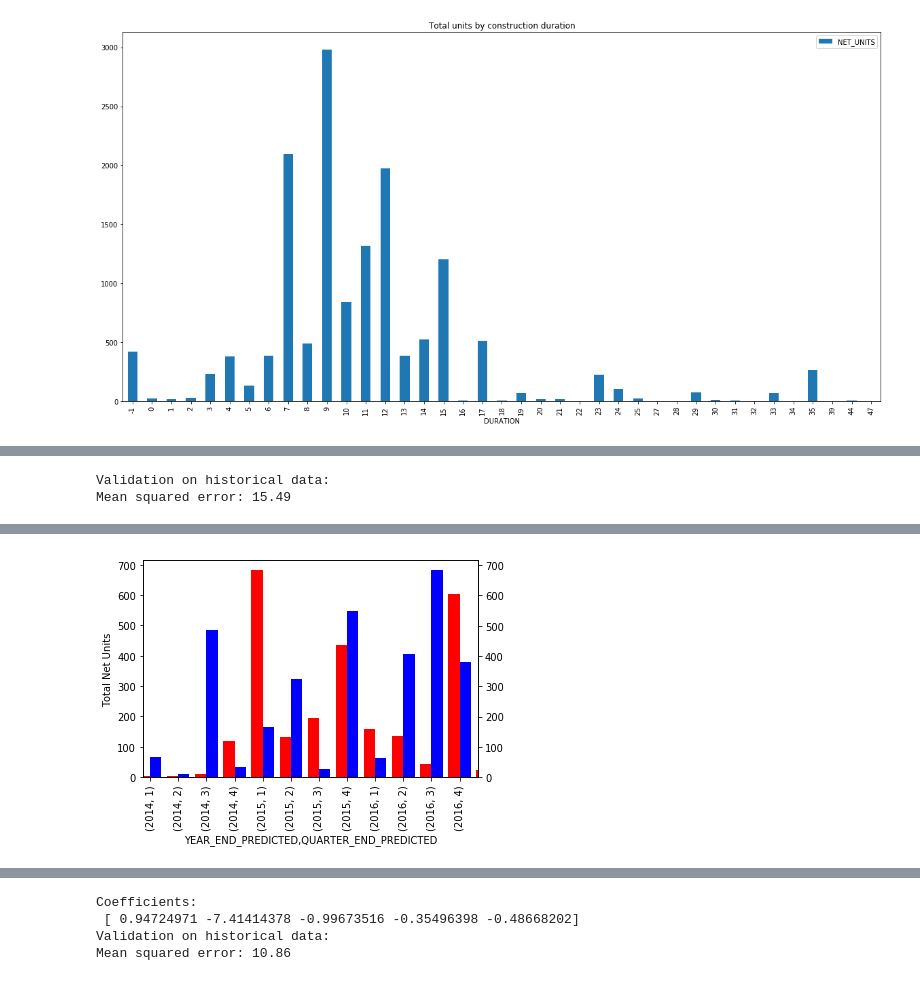
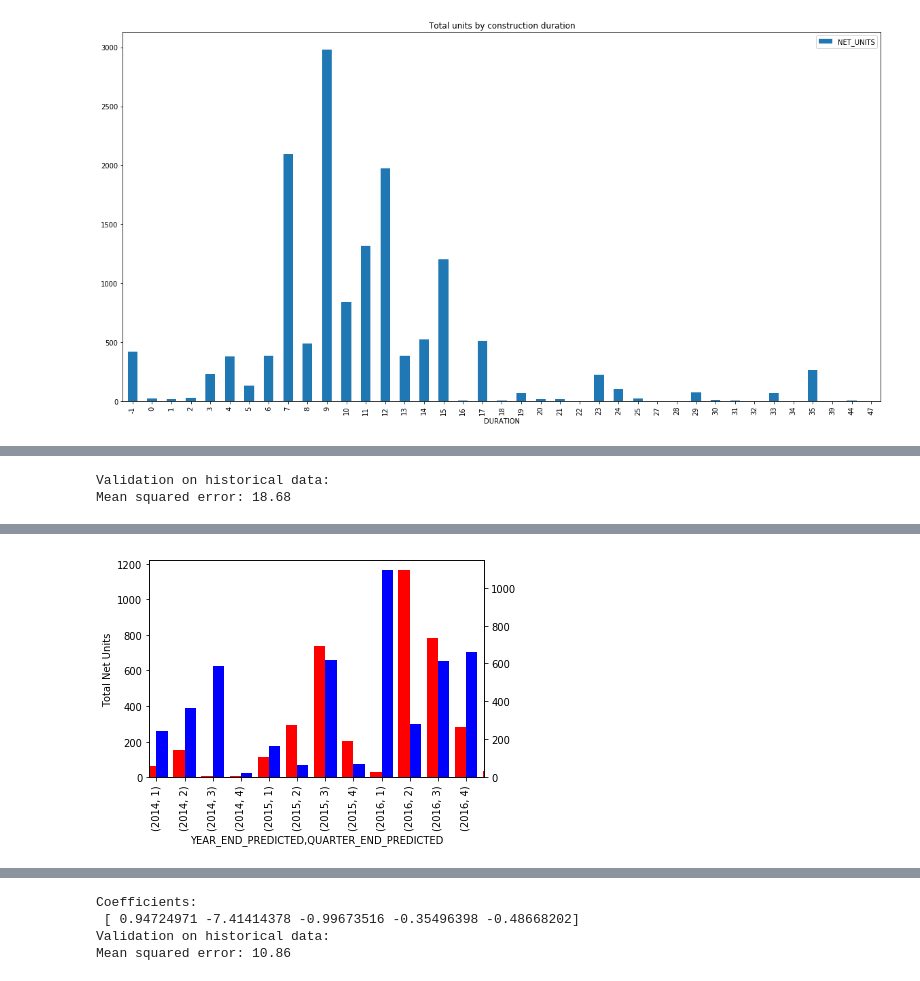
Before and after one commit to openland/statecraft-projects, a Jupyter notebook: housing_pipeline.ipynb, the cells around one changed output, grey strips where cells are left out. Cells and saved outputs as stored; diff of their text form; code cells hidden in the pictures.

```diff
--- a/housing_pipeline.ipynb
+++ b/housing_pipeline.ipynb
@@ -154,8 +154,8 @@ complete['COST_NORM'] = mean_std_norm(complete['COST'])
 incomplete['COST_NORM'] = mean_std_norm(incomplete['COST'])
 
 
-columns_to_show = ['UNITS', 'NET_UNITS', 'PERMIT_DATE_YEAR', 'PERMIT_DATE_QUARTER', 'DURATION', 'DURATION_PREDICTED',
-                   'YEAR_END', 'QUARTER_END' , 'YEAR_END_PREDICTED', 'QUARTER_END_PREDICTED', 'COST', 'NAMEADDR']
+columns_to_show = ['NAMEADDR', 'UNITS', 'NET_UNITS', 'PERMIT_DATE_YEAR', 'PERMIT_DATE_QUARTER', 'DURATION', 'DURATION_PREDICTED',
+                   'YEAR_END', 'QUARTER_END' , 'YEAR_END_PREDICTED', 'QUARTER_END_PREDICTED', 'COST']
 # %%
 display(permits.head())
 permits = permits[(permits["PERMIT_TYPE"] == "new construction wood frame") |
@@ -252,9 +252,9 @@ def predict_with_model(model):
 #print('Feature importances: \n', model.feature_importances_)
 #validate(model)
 # %%
-model = train(MLPClassifier(hidden_layer_sizes=(50), random_state=1))
+model = train(MLPClassifier(hidden_layer_sizes=(20), random_state=1))
 #print('Coefficients: \n', model.coef_)
 validate(model)
 # %% [output]
 Validation on historical data:
-Mean squared error: 15.49
+Mean squared error: 18.68
@@ -278,4 +278,4 @@ Mean squared error: 15.49
-[figure, old version]
+[figure, new version]
 # %%
 predict_with_model(model)
 # %% [output]
```
Also changed, not shown: parts of 6 cells of this notebook, 2 other files.
